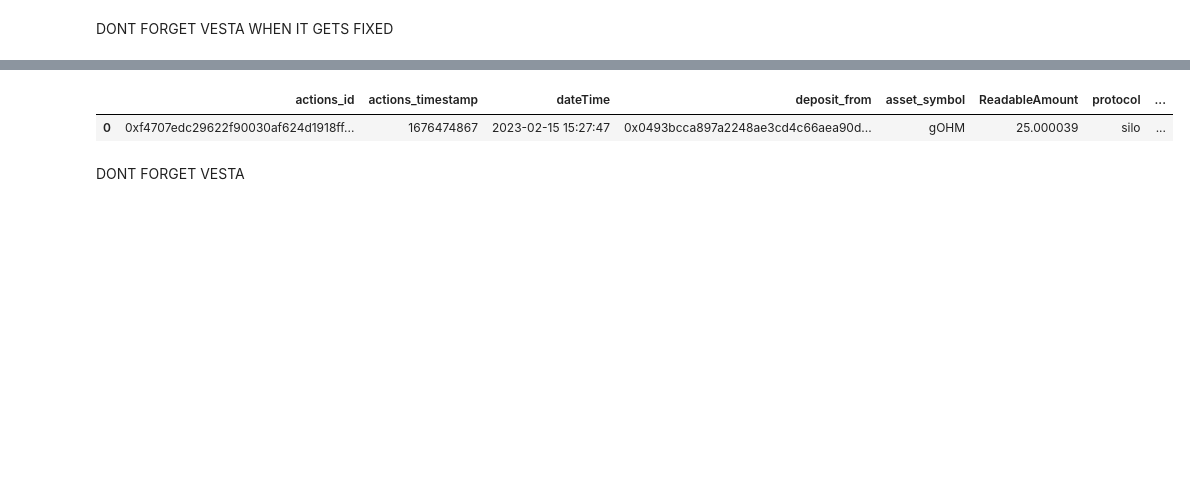
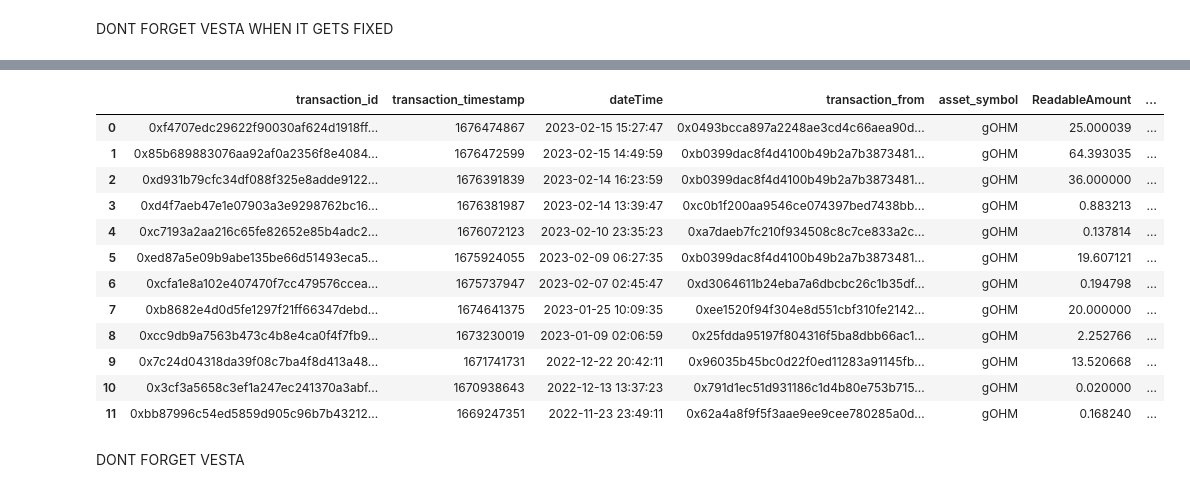
Before and after one commit to EdgeCaser/EconohmetricsOld, a Jupyter notebook: gohmAsStablecoinCollateralBorrowEvents.ipynb, the cells around one changed output, grey strips where cells are left out. Cells and saved outputs as stored; diff of their text form; code cells hidden in the pictures; blank space fills up the shorter version.

```diff
--- a/gohmAsStablecoinCollateralBorrowEvents.ipynb
+++ b/gohmAsStablecoinCollateralBorrowEvents.ipynb
@@ -1073,20 +1200,31 @@ fraxWithdrawsDbPreMerge.head(10)
 # %%
 siloWithdrawsDbPreMerge = db.query(
     "select distinct"
-    " transaction_hash actions_id "
-    ", transaction_timestamp actions_timestamp "
+    " transaction_hash transaction_id "
+    ", transaction_timestamp transaction_timestamp "
     ", dateTime "
-    ", transaction_account_id deposit_from "
+    ", transaction_account_id transaction_from "
     ", transaction_asset_symbol asset_symbol "
     ", transactionReadableAmount ReadableAmount "
     "from siloWithdrawEventsDbTimedClean "
 ).df()
 siloWithdrawsDbPreMerge['protocol'] = 'silo'
 siloWithdrawsDbPreMerge['action'] = 'withdrawCollateral'
-siloWithdrawsDbPreMerge.head(10)
+siloWithdrawsDbPreMerge.head(1000)
 # %% [output]
-|  | actions_id | actions_timestamp | dateTime | deposit_from | asset_symbol | ReadableAmount | protocol | ... |
-| 0 | 0xf4707edc29622f90030af624d1918ff... | 1676474867 | 2023-02-15 15:27:47 | 0x0493bcca897a2248ae3cd4c66aea90d... | gOHM | 25.000039 | silo | ... |
+|  | transaction_id | transaction_timestamp | dateTime | transaction_from | asset_symbol | ReadableAmount | ... |
+| 0 | 0xf4707edc29622f90030af624d1918ff... | 1676474867 | 2023-02-15 15:27:47 | 0x0493bcca897a2248ae3cd4c66aea90d... | gOHM | 25.000039 | ... |
+| 1 | 0x85b689883076aa92af0a2356f8e4084... | 1676472599 | 2023-02-15 14:49:59 | 0xb0399dac8f4d4100b49b2a7b3873481... | gOHM | 64.393035 | ... |
+| 2 | 0xd931b79cfc34df088f325e8adde9122... | 1676391839 | 2023-02-14 16:23:59 | 0xb0399dac8f4d4100b49b2a7b3873481... | gOHM | 36.000000 | ... |
+| 3 | 0xd4f7aeb47e1e07903a3e9298762bc16... | 1676381987 | 2023-02-14 13:39:47 | 0xc0b1f200aa9546ce074397bed7438bb... | gOHM | 0.883213 | ... |
+| 4 | 0xc7193a2aa216c65fe82652e85b4adc2... | 1676072123 | 2023-02-10 23:35:23 | 0xa7daeb7fc210f934508c8c7ce833a2c... | gOHM | 0.137814 | ... |
+| 5 | 0xed87a5e09b9abe135be66d51493eca5... | 1675924055 | 2023-02-09 06:27:35 | 0xb0399dac8f4d4100b49b2a7b3873481... | gOHM | 19.607121 | ... |
+| 6 | 0xcfa1e8a102e407470f7cc479576ccea... | 1675737947 | 2023-02-07 02:45:47 | 0xd3064611b24eba7a6dbcbc26c1b35df... | gOHM | 0.194798 | ... |
+| 7 | 0xb8682e4d0d5fe1297f21ff66347debd... | 1674641375 | 2023-01-25 10:09:35 | 0xee1520f94f304e8d551cbf310fe2142... | gOHM | 20.000000 | ... |
+| 8 | 0xcc9db9a7563b473c4b8e4ca0f4f7fb9... | 1673230019 | 2023-01-09 02:06:59 | 0x25fdda95197f804316f5ba8dbb66ac1... | gOHM | 2.252766 | ... |
+| 9 | 0x7c24d04318da39f08c7ba4f8d413a48... | 1671741731 | 2022-12-22 20:42:11 | 0x96035b45bc0d22f0ed11283a91145fb... | gOHM | 13.520668 | ... |
+| 10 | 0x3cf3a5658c3ef1a247ec241370a3abf... | 1670938643 | 2022-12-13 13:37:23 | 0x791d1ec51d931186c1d4b80e753b715... | gOHM | 0.020000 | ... |
+| 11 | 0xbb87996c54ed5859d905c96b7b43212... | 1669247351 | 2022-11-23 23:49:11 | 0x62a4a8f9f5f3aae9ee9cee780285a0d... | gOHM | 0.168240 | ... |
 # %% [markdown]
 DONT FORGET VESTA
 # %%
```
Also changed, not shown: parts of 60 cells of this notebook, 1 other file.
